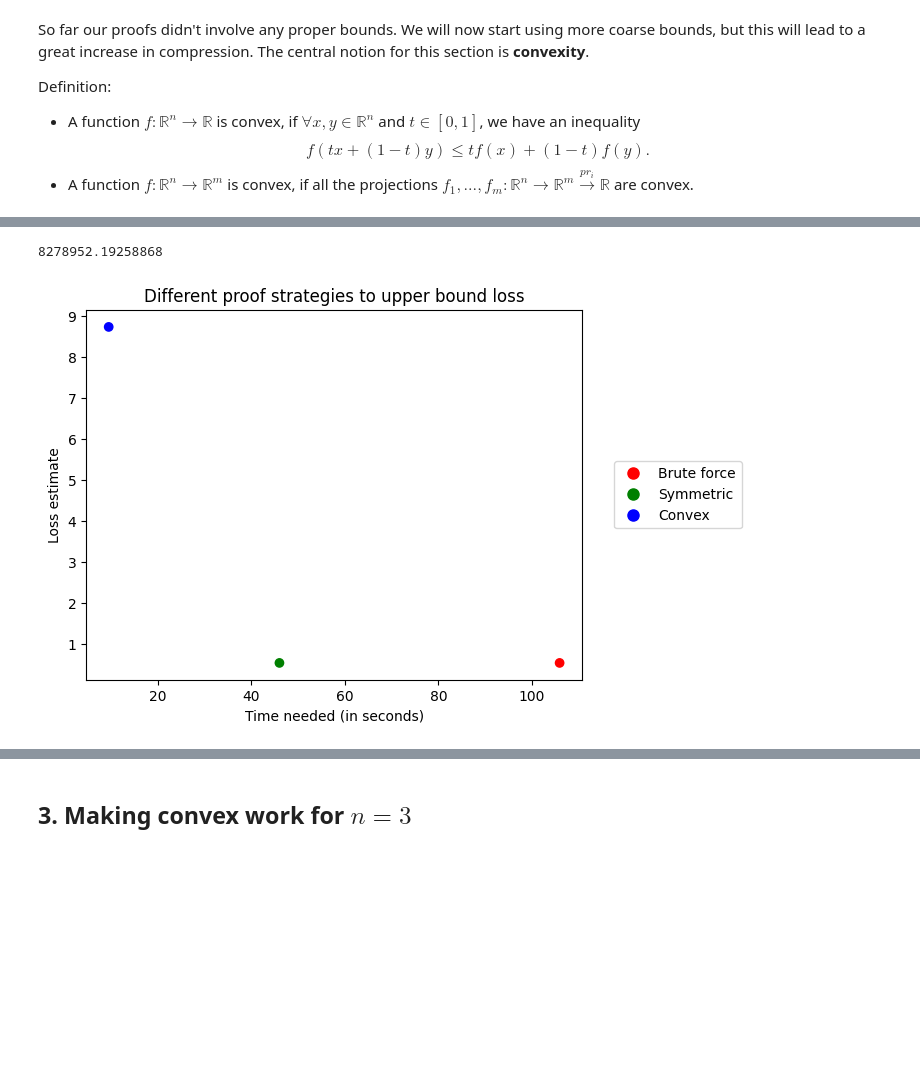
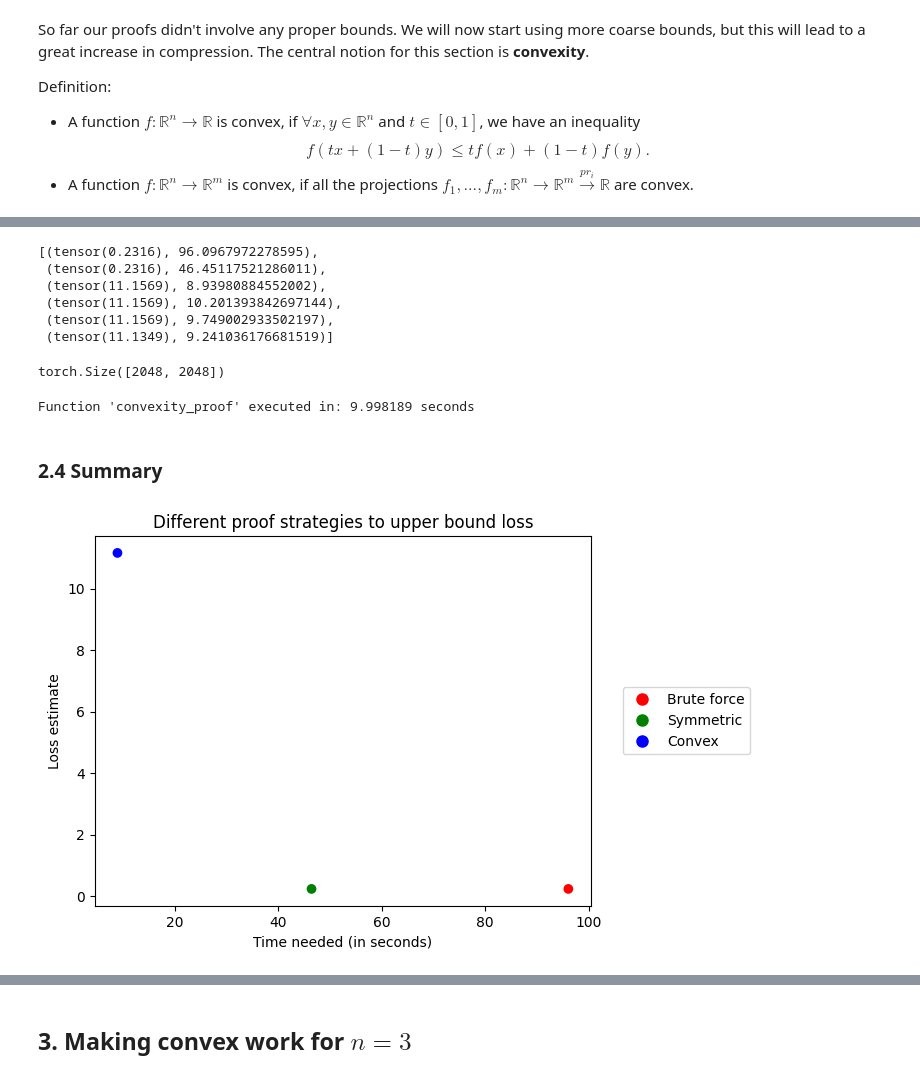
Before and after one commit to LouisYRYJ/Proof_based_approach_tutorial, a Jupyter notebook: proof_public.ipynb, the cells around one changed output, grey strips where cells are left out. Drawn from its saved outputs; the diff is of its cells as text; code cells hidden in the pictures; blank space fills up the shorter version.

Commit message:
Fixed proofs+ notebook is running

```diff
--- a/proof_public.ipynb
+++ b/proof_public.ipynb
@@ -573,13 +548,0 @@ torch.Size([2048])
-# %%
-i, j = params.d_vocab, params.d_vocab
-
-# Create meshgrid of indices
-i_indices = t.arange(i).view(-1, 1).expand(-1, i)
-j_indices = t.arange(j).view(1, -1).expand(j, -1)
-
-# Apply the function to each pair of indices
-result_tensor = t.stack(
-    [f(i.item(), j.item()) for i, j in zip(i_indices.flatten(), j_indices.flatten())]
-).reshape(i, j)
-
-print(result_tensor)
@@ -588,13 +548,0 @@ KeyboardInterrupt:
-# %%
-criterion = t.nn.CrossEntropyLoss()
-loss_convex = 0
-
-
-for i in range(params.d_vocab):
-    print(i)
-    for j in range(i):
-        factor = 1 if i == j else 2
-        loss_convex += factor * (
-            criterion(diagonal_output[j].unsqueeze(0), t.tensor([i])).detach().item()
-            + criterion(diagonal_output[i].unsqueeze(0), t.tensor([i])).detach().item()
-        )
@@ -614,13 +548,0 @@ plt.show()
-# %%
-loss_estimate = 0
-
-for i in range(params.d_vocab):
-    for j in range(params.d_vocab):
-        loss_estimate += max(diagonal_loss[i], diagonal_loss[j])
-
-loss_convex = loss_estimate / params.d_vocab**2
-
-
-print(loss_estimate)
-# %% [output]
-8278952.19258868
@@ -629,21 +549,37 @@ performance_time.append((loss_convex, 1.6 + 0.7))
+# %%
+performance
+# %% [output]
+[(tensor(0.2316), 96.0967972278595),
+ (tensor(0.2316), 46.45117521286011),
+ (tensor(11.1569), 8.93980884552002),
+ (tensor(11.1569), 10.201393842697144),
+ (tensor(11.1569), 9.749002933502197),
+ (tensor(11.1349), 9.241036176681519)]
+# %%
+performance.append(convexity_proof(model=model, params=params))
+# %% [output]
+torch.Size([2048, 2048])
+Function 'convexity_proof' executed in: 9.998189 seconds
+# %% [markdown]
+### 2.4 Summary
 # %%
-x = [performance_time[i][1] for i in range(3)]
-y = [performance_time[i][0] for i in range(3)]
+x = [performance[i][1] for i in range(3)]
+y = [performance[i][0] for i in range(3)]
 labels = ["Brute force", "Symmetric", "Convex"]
 colors = ["red", "green", "blue"]
 
 
 # Create plot
 plt.scatter(x, y, c=colors)
 
 
 for label, color in zip(labels, colors):
     plt.plot([], [], marker="o", linestyle="", markersize=8, color=color, label=label)
 
 plt.legend(loc="center left", bbox_to_anchor=(1.05, 0.5))
 plt.title("Different proof strategies to upper bound loss")
 plt.xlabel("Time needed (in seconds)")
 plt.ylabel("Loss estimate")
 plt.show()
 # %% [output]
-[figure, old version]
+[figure, new version]
```
Also changed, not shown: parts of 79 cells of this notebook, 2 other files.
